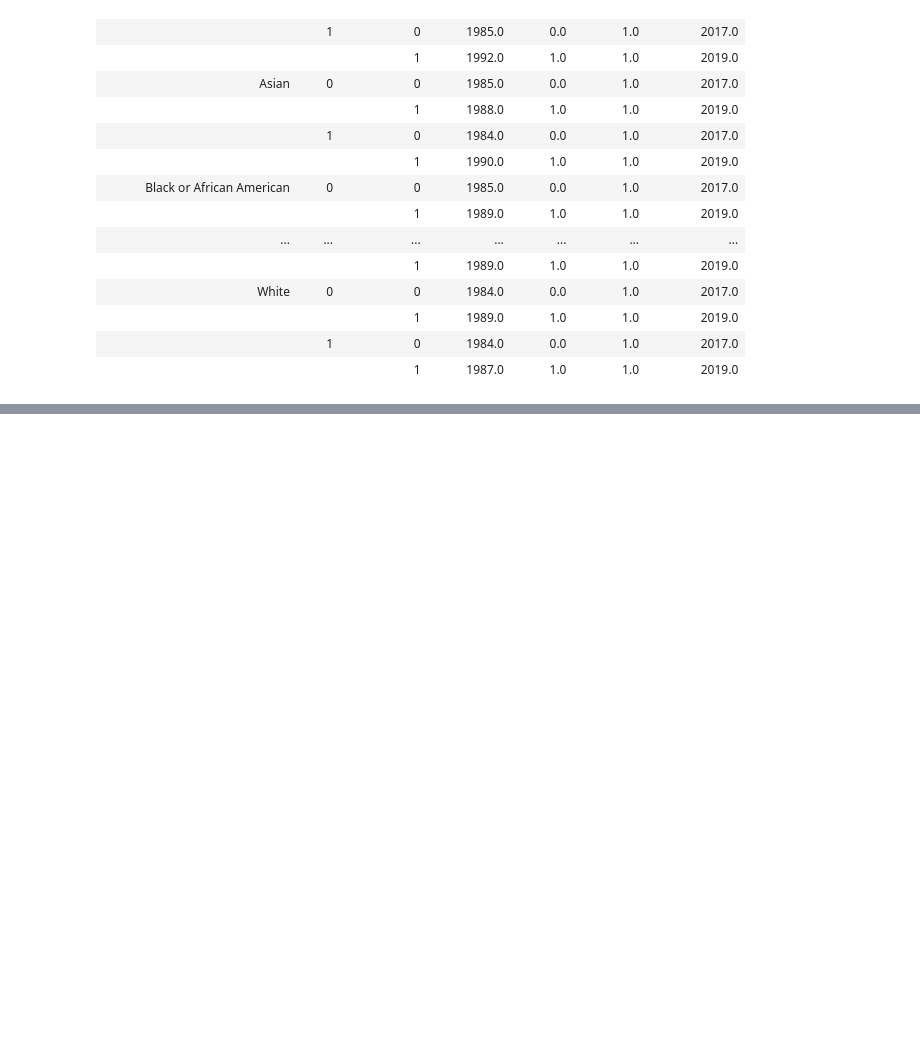
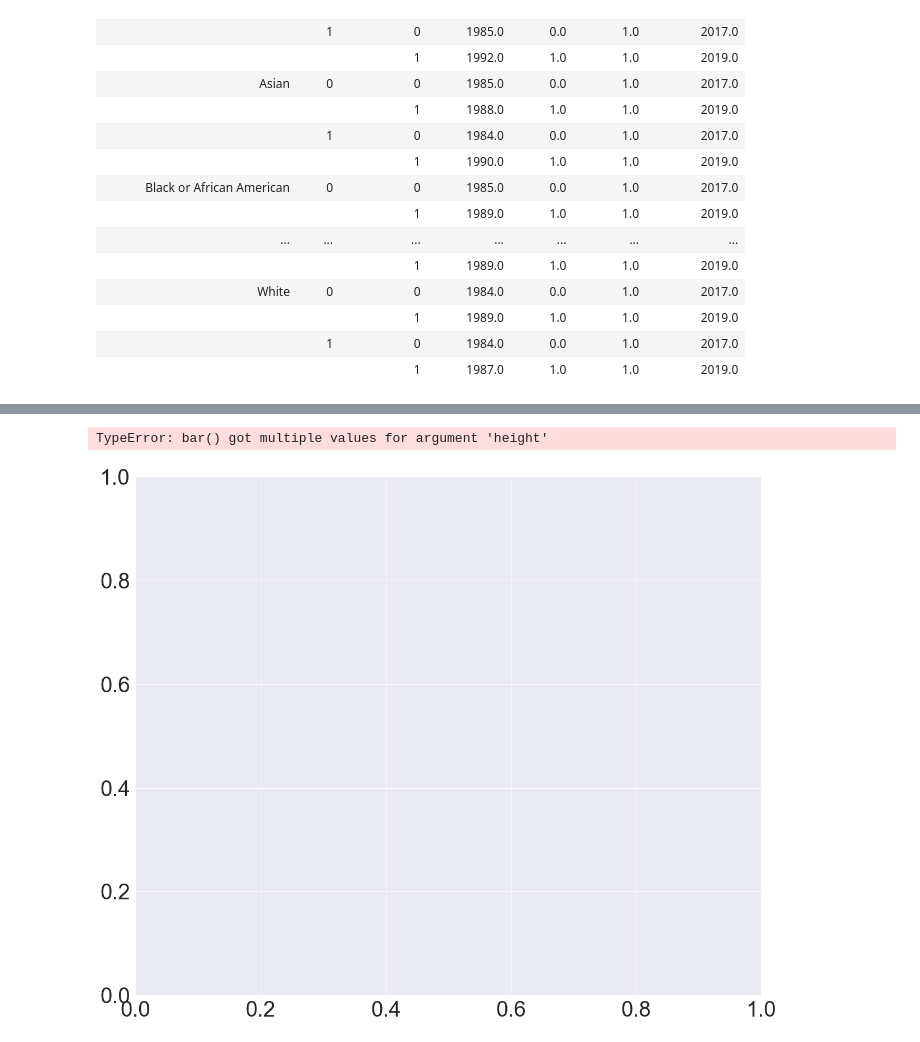
Before and after one commit to EricaSG/Mod3Project, a Jupyter notebook: Data_Understanding_EDA.ipynb, the cells around one changed output, grey strips where cells are left out. Drawn from its saved outputs; the diff is of its cells as text; code cells hidden in the pictures; blank space fills up the shorter version.

```diff
--- a/Data_Understanding_EDA.ipynb
+++ b/Data_Understanding_EDA.ipynb
@@ -229,3 +236,14 @@ plt.legend(bbox_to_anchor=(1.05, 1), loc=2, borderaxespad=0.)
+# %%
+fig = plt.gcf()
+fig.set_size_inches(20, 17)
+sns.set(font_scale=3.5)
+sns.countplot(hue='Subject Perceived Race', x='Initial Call Type', data=eda_df, height=8, aspect=4)
+
+plt.xticks(rotation=85)
+plt.legend(bbox_to_anchor=(1.05, 1), loc=2, borderaxespad=0.)
+# %% [output]
+TypeError: bar() got multiple values for argument 'height'
+[figure, added]
 # %%
 fig = plt.gcf()
 fig.set_size_inches(20, 17)
```
Also changed, not shown: parts of 13 cells of this notebook.
